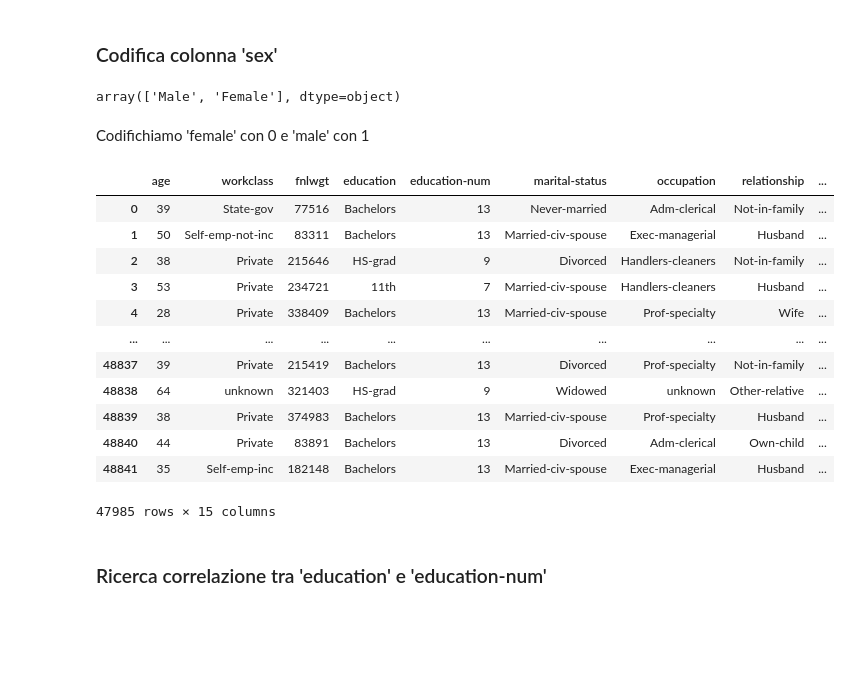
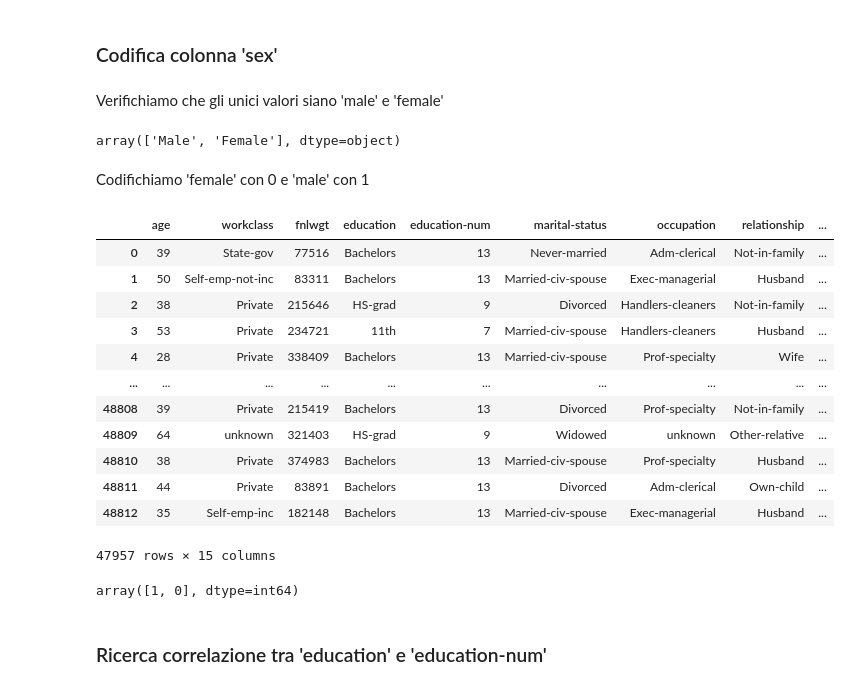
Before and after one commit to NicoSanse/ML_Project, a Jupyter notebook: Project.ipynb, the cells around one changed output. Drawn from its saved outputs; the diff is of its cells as text; code cells hidden in the pictures; blank space fills up the shorter version.

```diff
--- a/Project.ipynb
+++ b/Project.ipynb
@@ -312,0 +424,9 @@ Le righe sono duplicate e non abbiamo chiavi primarie o criteri univoci per dist
+# %%
+# lets drop duplicated records
+print('Forma del dataset prima dell\'eliminazione delle righe duplicate: ', df.shape)
+
+df = df.drop_duplicates()
+
+print('Forma del dataset dopo l\'eliminazione delle righe duplicate: ', df.shape)
+
+df.duplicated().sum()
@@ -604,32 +738,37 @@ Name: target, dtype: int64
 [figure]
 # %% [markdown]
 ### Codifica colonna 'sex'
-# %%
-# verifichiamo che gli unici valori siano 'male' e 'female'
-df['sex'].unique()
-# %% [output]
-array(['Male', 'Female'], dtype=object)
+# %% [markdown]
+Verifichiamo che gli unici valori siano 'male' e 'female'
+# %%
+df['sex'].unique()
+# %% [output]
+array(['Male', 'Female'], dtype=object)
 # %% [markdown]
 Codifichiamo 'female' con 0 e 'male' con 1
 # %%
-# convertiamo female in 0 e male in 1
-
-df['sex'] = df['sex'].apply(lambda x: 1 if x == 'male' else 0)
+df['sex'] = df['sex'].apply(lambda x: 1 if x == 'Male' else 0)
 
 df
 # %% [output]
 |  | age | workclass | fnlwgt | education | education-num | marital-status | occupation | relationship | ... |
 | 0 | 39 | State-gov | 77516 | Bachelors | 13 | Never-married | Adm-clerical | Not-in-family | ... |
 | 1 | 50 | Self-emp-not-inc | 83311 | Bachelors | 13 | Married-civ-spouse | Exec-managerial | Husband | ... |
 | 2 | 38 | Private | 215646 | HS-grad | 9 | Divorced | Handlers-cleaners | Not-in-family | ... |
 | 3 | 53 | Private | 234721 | 11th | 7 | Married-civ-spouse | Handlers-cleaners | Husband | ... |
 | 4 | 28 | Private | 338409 | Bachelors | 13 | Married-civ-spouse | Prof-specialty | Wife | ... |
 | ... | ... | ... | ... | ... | ... | ... | ... | ... | ... |
-| 48837 | 39 | Private | 215419 | Bachelors | 13 | Divorced | Prof-specialty | Not-in-family | ... |
-| 48838 | 64 | unknown | 321403 | HS-grad | 9 | Widowed | unknown | Other-relative | ... |
-| 48839 | 38 | Private | 374983 | Bachelors | 13 | Married-civ-spouse | Prof-specialty | Husband | ... |
-| 48840 | 44 | Private | 83891 | Bachelors | 13 | Divorced | Adm-clerical | Own-child | ... |
-| 48841 | 35 | Self-emp-inc | 182148 | Bachelors | 13 | Married-civ-spouse | Exec-managerial | Husband | ... |
+| 48808 | 39 | Private | 215419 | Bachelors | 13 | Divorced | Prof-specialty | Not-in-family | ... |
+| 48809 | 64 | unknown | 321403 | HS-grad | 9 | Widowed | unknown | Other-relative | ... |
+| 48810 | 38 | Private | 374983 | Bachelors | 13 | Married-civ-spouse | Prof-specialty | Husband | ... |
+| 48811 | 44 | Private | 83891 | Bachelors | 13 | Divorced | Adm-clerical | Own-child | ... |
+| 48812 | 35 | Self-emp-inc | 182148 | Bachelors | 13 | Married-civ-spouse | Exec-managerial | Husband | ... |
-47985 rows × 15 columns
+47957 rows × 15 columns
+# %%
+df['sex'] = df['sex'].astype('int64')
+
+df['sex'].unique()
+# %% [output]
+array([1, 0], dtype=int64)
 # %% [markdown]
 ### Ricerca correlazione tra 'education' e 'education-num'
```
Also changed, not shown: parts of 41 cells of this notebook, 2 other files.
